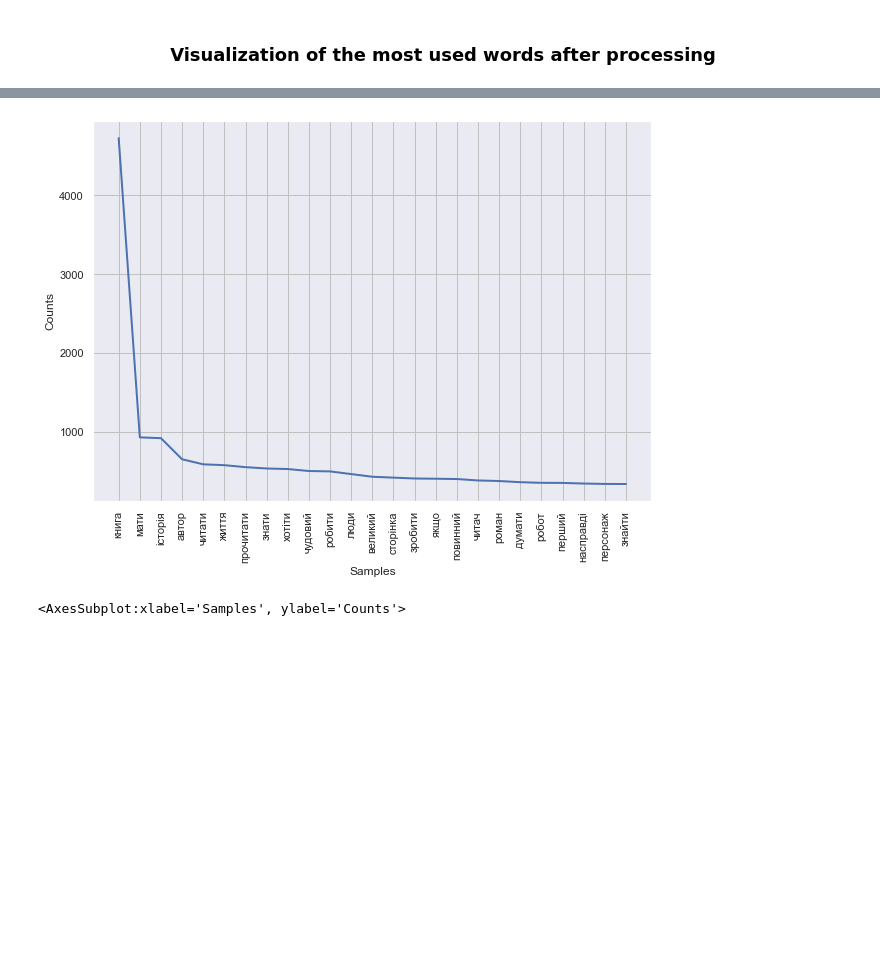
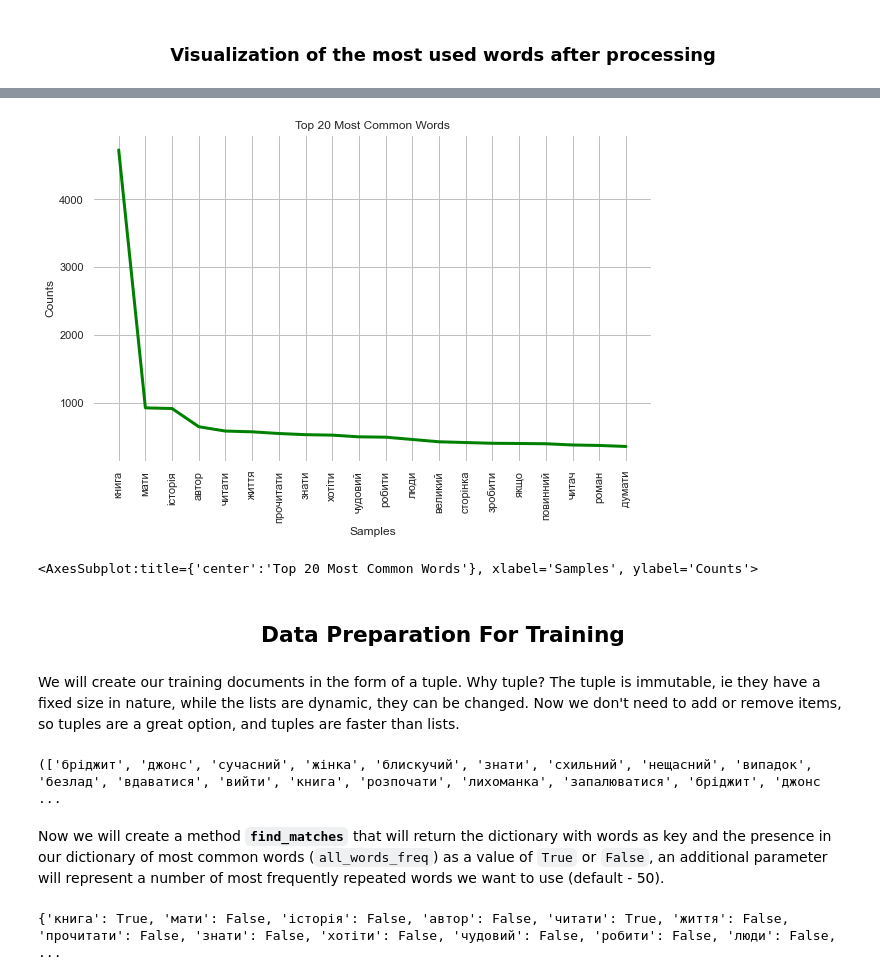
Before and after one commit to jackshendrikov/sensus, a Jupyter notebook: AmazonDatasetAnalysis.ipynb, the cells around one changed output, grey strips where cells are left out. Saved outputs shown, nothing was run; the diff lists cells and outputs as text; code cells hidden in the pictures; blank space fills up the shorter version.

Commit message:
Update notebook with data preparation

```diff
--- a/AmazonDatasetAnalysis.ipynb
+++ b/AmazonDatasetAnalysis.ipynb
@@ -486,8 +489,44 @@ plt.show()
-# %%
-%matplotlib inline
-sns.set()
-ax = plt.figure(figsize=(10,7))
-all_words.plot(25)
-# %% [output]
-[figure, removed]
-<AxesSubplot:xlabel='Samples', ylabel='Counts'>
+# %%
+%matplotlib inline
+sns.set()
+fig = plt.figure(figsize=(10,6))
+ax = fig.add_subplot(1, 1, 1)
+ax.set_facecolor('xkcd:white')
+
+all_words_freq.plot(20, color="green", title="Top 20 Most Common Words", linewidth=3)
+# %% [output]
+[figure, added]
+<AxesSubplot:title={'center':'Top 20 Most Common Words'}, xlabel='Samples', ylabel='Counts'>
+# %% [markdown]
+<h2 align="center">Data Preparation For Training</h2>
+# %% [markdown]
+We will create our training documents in the form of a tuple. Why tuple? The tuple is immutable, ie they have a fixed size in nature, while the lists are dynamic, they can be changed. Now we don't need to add or remove items, so tuples are a great option, and tuples are faster than lists.
+# %%
+from random import shuffle
+
+def create_doc(reviews, words_list):
+    category = list(reviews['Class'])
+    docs = [(words_list[word], category[word]) for word in range(len(words))]
+    shuffle(docs)
+    return docs
+
+docs = create_doc(reviews, words_list)
+print(docs[1])
+# %% [output]
+(['бріджит', 'джонс', 'сучасний', 'жінка', 'блискучий', 'знати', 'схильний', 'нещасний', 'випадок', 'безлад', 'вдаватися', 'вийти', 'книга', 'розпочати', 'лихоманка', 'запалюватися', 'бріджит', 'джонс ...
+# %% [markdown]
+Now we will create a method **`find_matches`** that will return the dictionary with words as key and the presence in our dictionary of most common words (`all_words_freq`) as a value of `True` or `False`, an additional parameter will represent a number of most frequently repeated words we want to use (default - 50).
+# %%
+def find_matches(doc, all_words, num_freq=50):
+    word_matches = [word[0] for word in all_words.most_common(num_freq)]
+    words = regex_tokenizer(doc)
+
+    matches = {}
+    for word in word_matches:
+        matches[word] = (word in words)
+
+    return matches
+
+print(find_matches("У мене є книга, яку я полюбляю читати коли вечоріє...", all_words_freq))
+# %% [output]
+{'книга': True, 'мати': False, 'історія': False, 'автор': False, 'читати': True, 'життя': False, 'прочитати': False, 'знати': False, 'хотіти': False, 'чудовий': False, 'робити': False, 'люди': False,  ...
```
Also changed, not shown: parts of 15 cells of this notebook.
